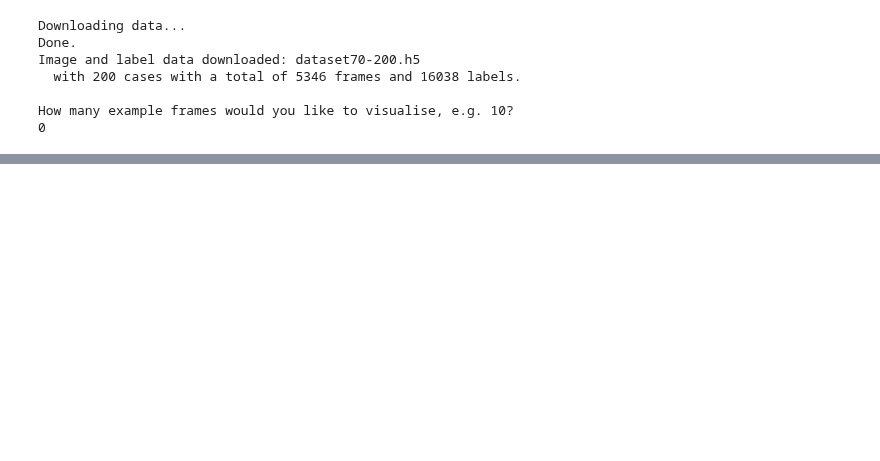
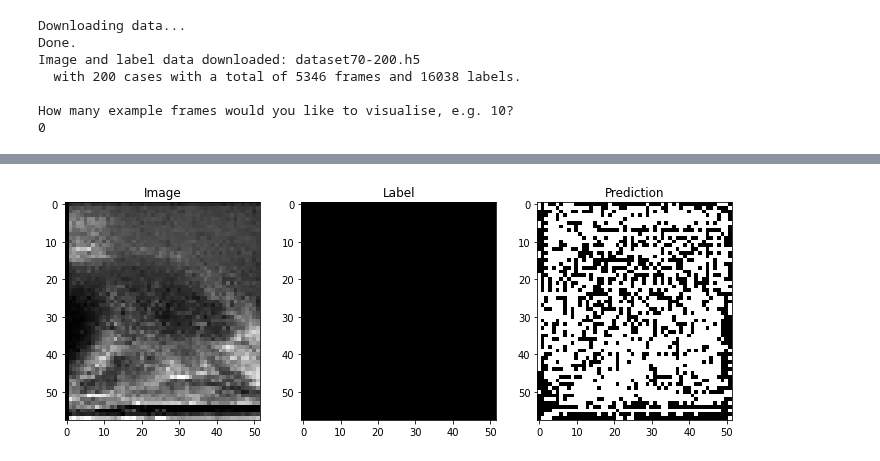
Before and after one commit to liamchalcroft/RectAngle, a Jupyter notebook: colab_dev.ipynb, the cells around one changed output, grey strips where cells are left out. Drawn from its saved outputs; the diff is of its cells as text; code cells hidden in the pictures; blank space fills up the shorter version.

```diff
--- a/colab_dev.ipynb
+++ b/colab_dev.ipynb
@@ -178,5 +321,7 @@ class DiceLoss(nn.Module):
 # %%
-def train_val_test(file, ratio=(0.8, 0.2, 0)):
+# Data loading
+
+def train_val_test(file, ratio=(0.6, 0.2, 0.2)):
   keys = [key.split('_') for key in file.keys()]
   num_subjects = int(keys[-1][1])
   assert 1.0 * sum(ratio) == 1.0
@@ -250,5 +395,5 @@ class H5DataLoader(torch.utils.data.Dataset):
         self.file['label_%04d_%03d_%02d' % (subj_ix,
                                             frame_ix,
                                             label_ix
-                                            )][()].astype('float32')), dim=0)
+                                            )][()].astype('uint8')), dim=0)
     return(image, label)
@@ -352,0 +508,22 @@ plt.show()
+# %%
+with torch.no_grad():
+  (image, label) = next(iter(val_loader))
+  image, label = image.to(device), label.to(device)
+  pred = model(image)
+  image, label, pred = (image.detach().cpu().numpy(),
+                      label.detach().cpu().numpy(),
+                      torch.round(pred).detach().cpu().numpy())
+
+plt.figure(figsize=(12,4))
+plt.subplot(1,3,1)
+plt.imshow(image[0,0,:,:], cmap='gray')
+plt.title('Image')
+plt.subplot(1,3,2)
+plt.imshow(label[0,0,:,:], cmap='gray')
+plt.title('Label')
+plt.subplot(1,3,3)
+plt.imshow(pred[0,0,:,:], cmap='gray')
+plt.title('Prediction')
+plt.show()
+# %% [output]
+[figure, added]
```
Also changed, not shown: parts of 20 cells of this notebook.
